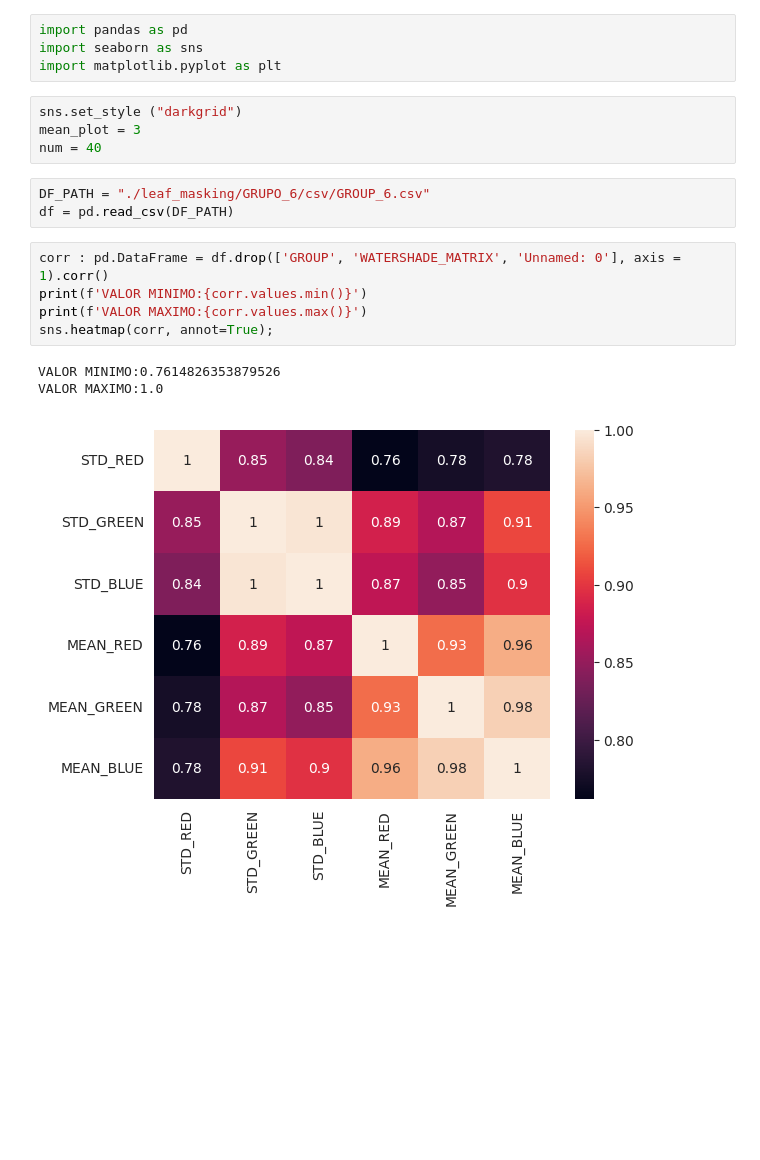
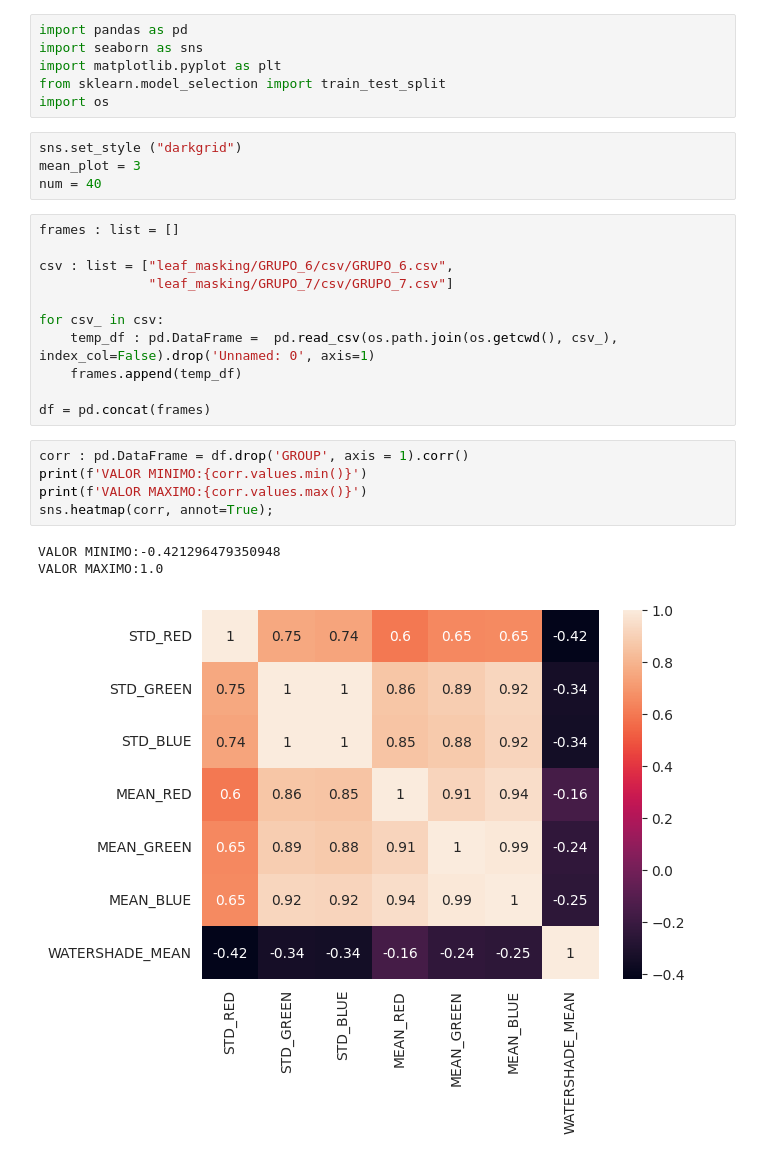
Before and after one commit to giulicrenna/Leaf-Detection, a Jupyter notebook: model.ipynb, the cells around one changed output. Drawn from its saved outputs; the diff is of its cells as text; blank space fills up the shorter version.

```diff
--- a/model.ipynb
+++ b/model.ipynb
@@ -4,22 +22,32 @@
 import pandas as pd
 import seaborn as sns
 import matplotlib.pyplot as plt
+from sklearn.model_selection import train_test_split
+import os
 # %%
 sns.set_style ("darkgrid")
 mean_plot = 3
 num = 40
-# %%
-DF_PATH = "./leaf_masking/GRUPO_6/csv/GROUP_6.csv"
-df = pd.read_csv(DF_PATH)
+# %%
+frames : list = []
+
+csv : list = ["leaf_masking/GRUPO_6/csv/GRUPO_6.csv",
+              "leaf_masking/GRUPO_7/csv/GRUPO_7.csv"]
+
+for csv_ in csv:
+    temp_df : pd.DataFrame =  pd.read_csv(os.path.join(os.getcwd(), csv_), index_col=False).drop('Unnamed: 0', axis=1)
+    frames.append(temp_df)
+
+df = pd.concat(frames)
 # %%
-corr : pd.DataFrame = df.drop(['GROUP', 'WATERSHADE_MATRIX', 'Unnamed: 0'], axis = 1).corr()
+corr : pd.DataFrame = df.drop('GROUP', axis = 1).corr()
 print(f'VALOR MINIMO:{corr.values.min()}')
 print(f'VALOR MAXIMO:{corr.values.max()}')
 sns.heatmap(corr, annot=True);
 # %% [output]
-VALOR MINIMO:0.7614826353879526
+VALOR MINIMO:-0.421296479350948
 VALOR MAXIMO:1.0
-[figure, old version]
+[figure, new version]
 # %%
 plt.figure(figsize = (5, 4))
 plot_axes = plt.axes(projection = '3d')
```
Also changed, not shown: parts of 28 cells of this notebook, 7 other files.
